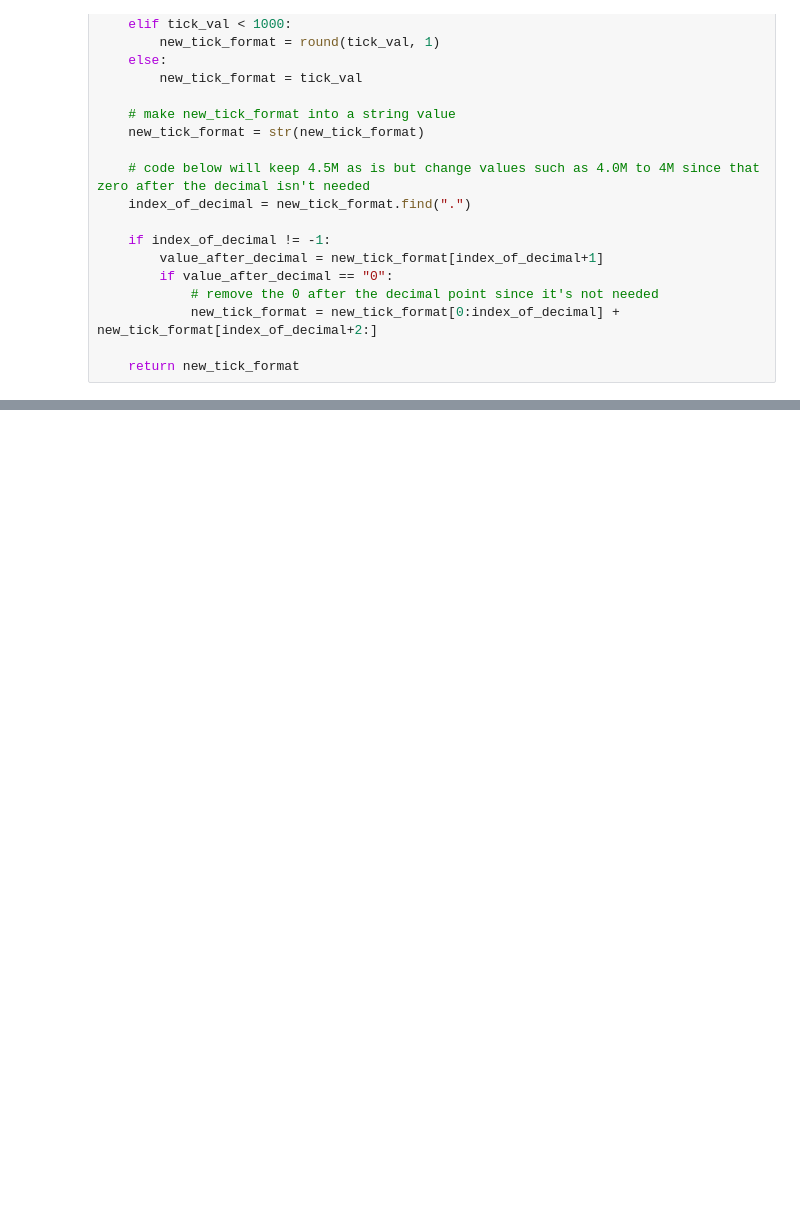
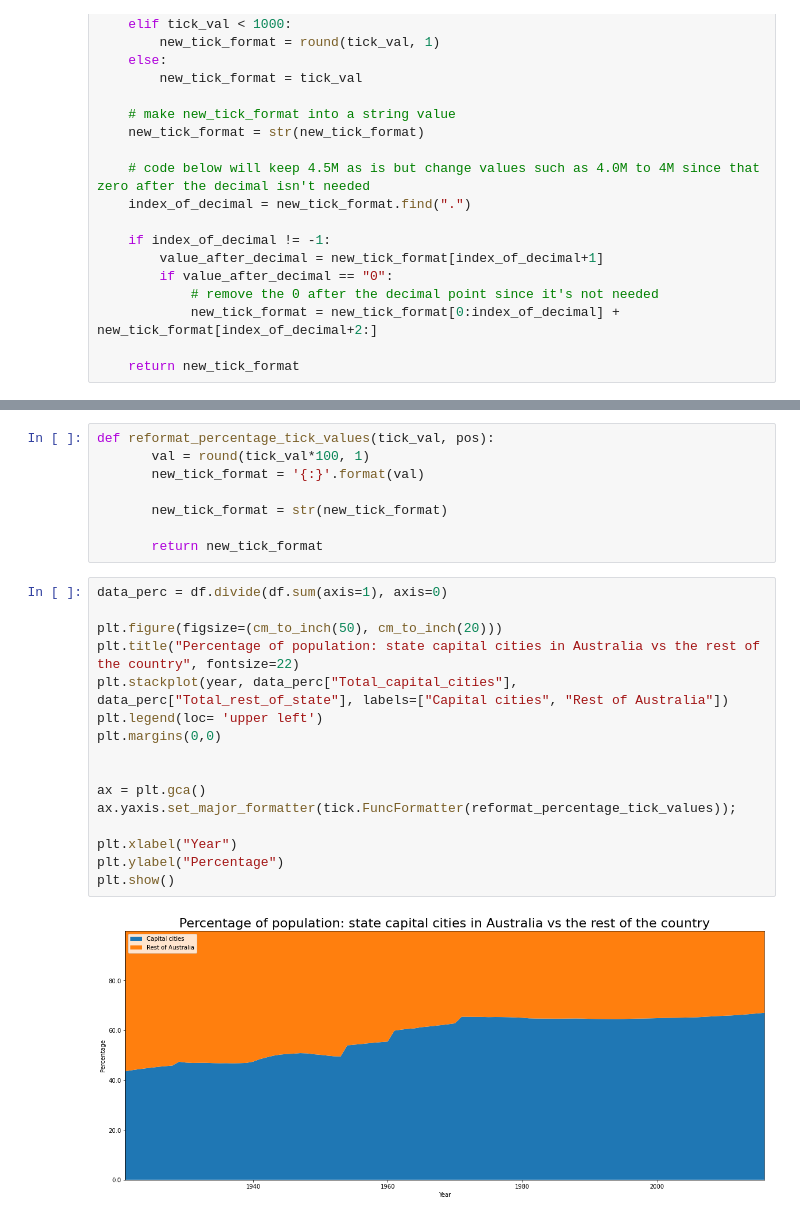
Before and after one commit to hoangcuongnguyen2001/Analysis-for-Australian-Population, a Jupyter notebook: Population_analysis.ipynb, the cells around one changed output, grey strips where cells are left out. Saved outputs shown, nothing was run; the diff lists cells and outputs as text; blank space fills up the shorter version.

```diff
--- a/Population_analysis.ipynb
+++ b/Population_analysis.ipynb
@@ -73,3 +73,29 @@ plt.ylabel("Population")
 plt.show()
 # %% [output]
 [figure]
+# %%
+def reformat_percentage_tick_values(tick_val, pos):
+       val = round(tick_val*100, 1)
+       new_tick_format = '{:}'.format(val)
+
+       new_tick_format = str(new_tick_format)
+
+       return new_tick_format
+# %%
+data_perc = df.divide(df.sum(axis=1), axis=0)
+
+plt.figure(figsize=(cm_to_inch(50), cm_to_inch(20)))
+plt.title("Percentage of population: state capital cities in Australia vs the rest of the country", fontsize=22)
+plt.stackplot(year, data_perc["Total_capital_cities"], data_perc["Total_rest_of_state"], labels=["Capital cities", "Rest of Australia"])
+plt.legend(loc= 'upper left')
+plt.margins(0,0)
+
+
+ax = plt.gca()
+ax.yaxis.set_major_formatter(tick.FuncFormatter(reformat_percentage_tick_values));
+
+plt.xlabel("Year")
+plt.ylabel("Percentage")
+plt.show()
+# %% [output]
+[figure, added]
```
Also changed, not shown: parts of 1 cell of this notebook.
